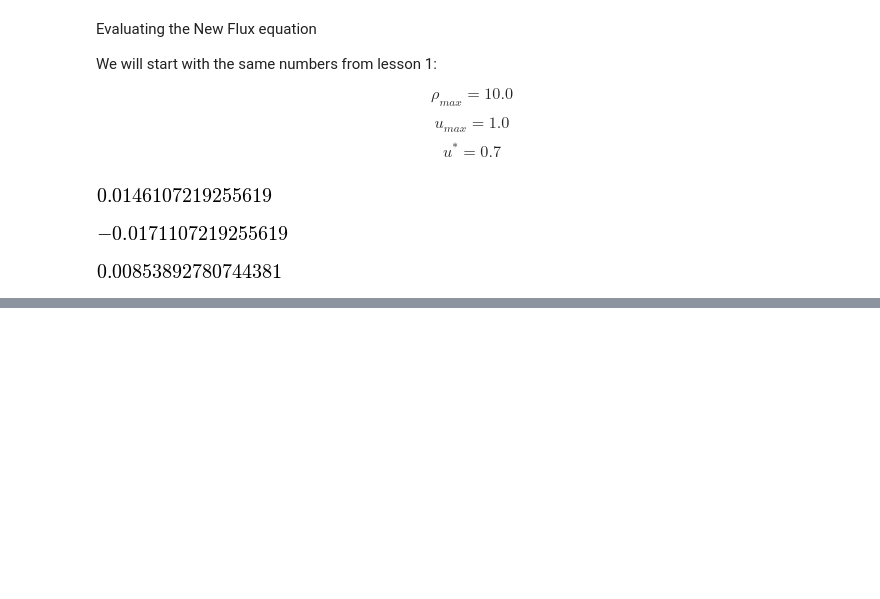
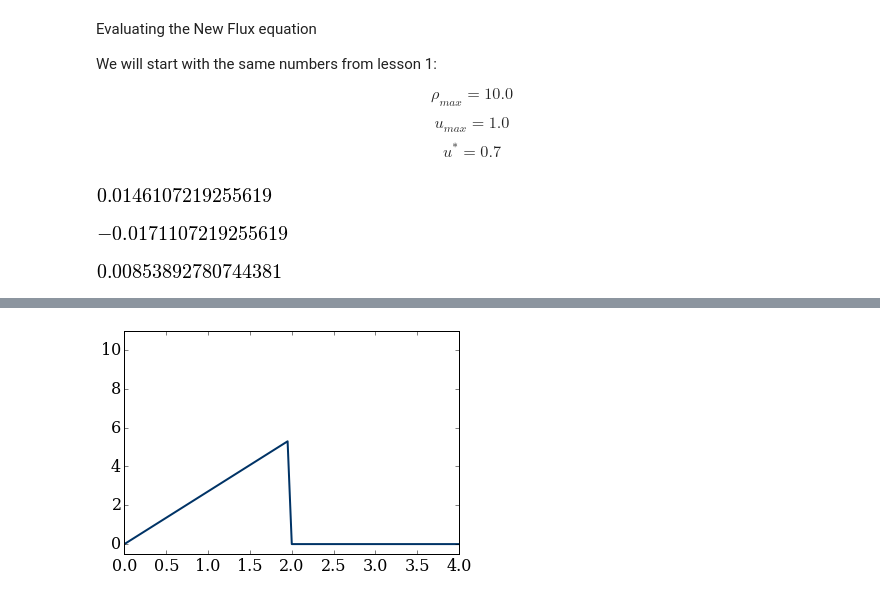
Before and after one commit to cdigangi8/working_dir, a Jupyter notebook: working/Module_3.03.ipynb, the cells around one changed output, grey strips where cells are left out. Saved outputs shown, nothing was run; the diff lists cells and outputs as text; code cells hidden in the pictures; blank space fills up the shorter version.

```diff
--- a/working/Module_3.03.ipynb
+++ b/working/Module_3.03.ipynb
@@ -137,0 +150,27 @@ sympy.init_printing(use_latex = False)
+# %%
+import numpy
+from matplotlib import pyplot
+%matplotlib inline
+from matplotlib import rcParams
+rcParams['font.family'] = 'serif'
+rcParams['font.size']=16
+# %%
+def rho_green_light(nx, rho_light):
+    rho_initial = numpy.arange(nx)*2./nx*rho_light
+    rho_initial[(nx-1)/2:] = 0
+
+    return rho_initial
+# %%
+nx = 81
+nt = 30
+dx = 4.0/(nx-1)
+
+x = numpy.linspace(0,4,nx)
+rho_light = 5.5
+# %%
+rho_initial = rho_green_light(nx,rho_light)
+# %%
+pyplot.plot(x,rho_initial,color='#003366', ls='-',lw=2)
+pyplot.ylim(-0.5,11.);
+# %% [output]
+[figure, added]
```
Also changed, not shown: parts of 7 cells of this notebook.
